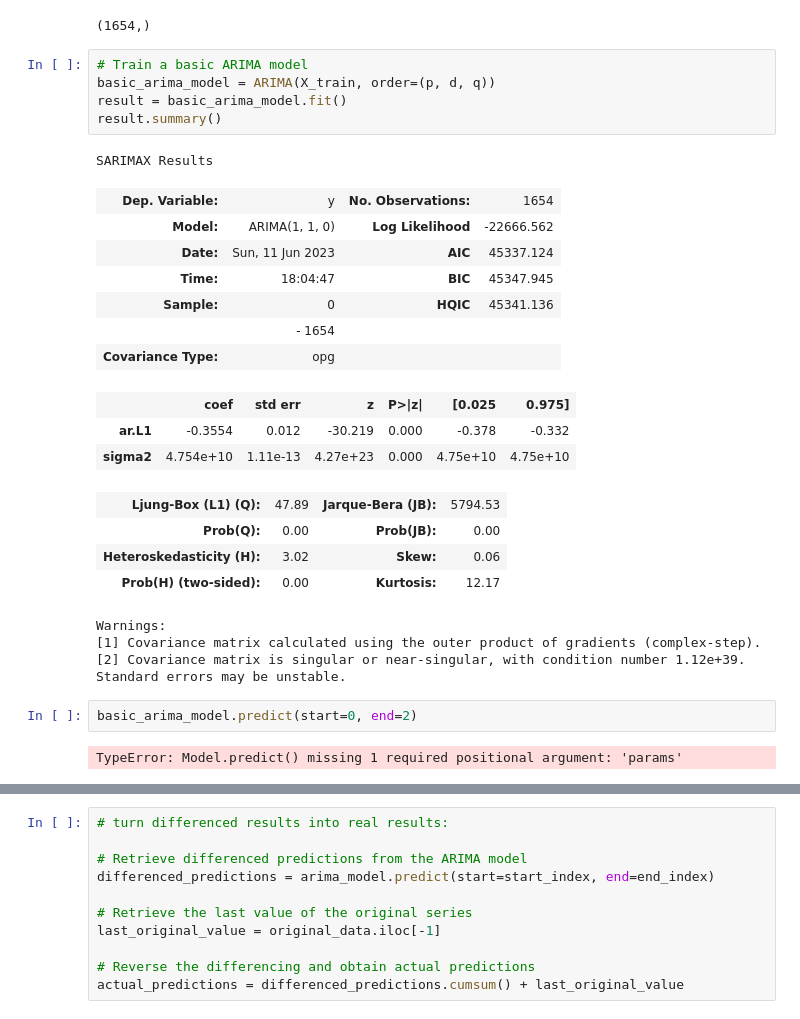
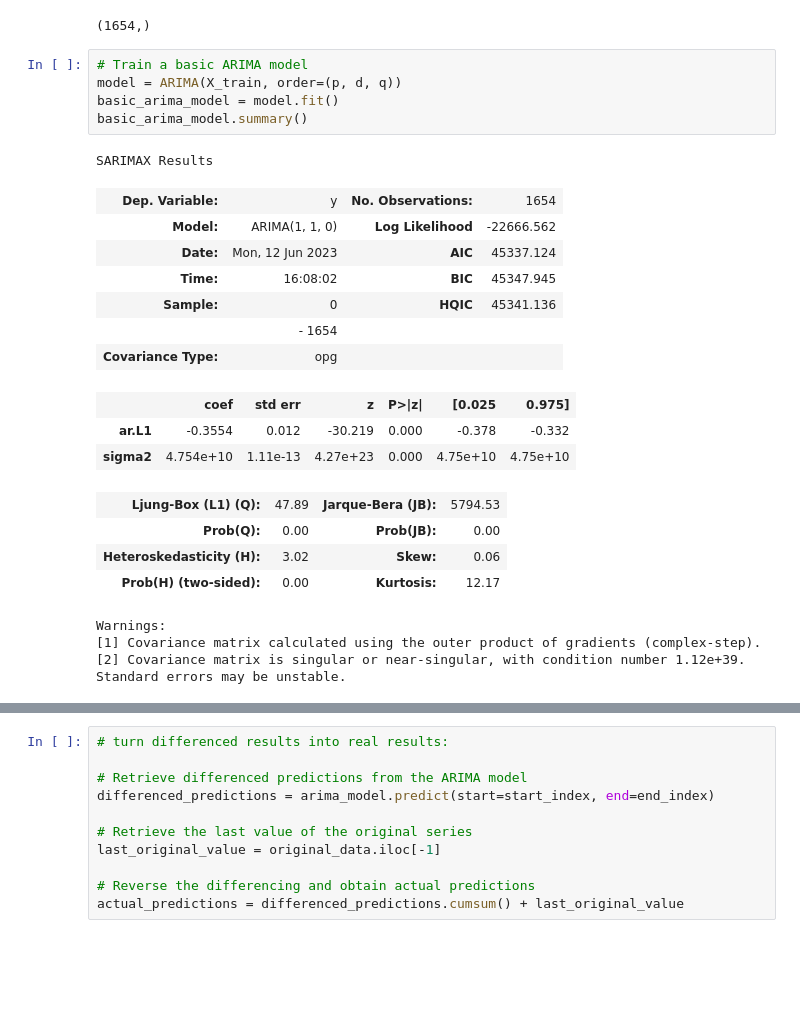
Before and after one commit to ds-ibex/kaggle-store-sales, a Jupyter notebook: notebooks/2.2-gr-arima.ipynb, the cells around one changed output, grey strips where cells are left out. Drawn from its saved outputs; the diff is of its cells as text; blank space fills up the shorter version.

Commit message:
griffin arima progress

```diff
--- a/notebooks/2.2-gr-arima.ipynb
+++ b/notebooks/2.2-gr-arima.ipynb
@@ -240,15 +223,15 @@ X_train.shape
 (1654,)
 # %%
 # Train a basic ARIMA model
-basic_arima_model = ARIMA(X_train, order=(p, d, q))
-result = basic_arima_model.fit()
-result.summary()
+model = ARIMA(X_train, order=(p, d, q))
+basic_arima_model = model.fit()
+basic_arima_model.summary()
 # %% [output]
 SARIMAX Results
 | Dep. Variable: | y | No. Observations: | 1654 |
 | Model: | ARIMA(1, 1, 0) | Log Likelihood | -22666.562 |
-| Date: | Sun, 11 Jun 2023 | AIC | 45337.124 |
-| Time: | 18:04:47 | BIC | 45347.945 |
+| Date: | Mon, 12 Jun 2023 | AIC | 45337.124 |
+| Time: | 16:08:02 | BIC | 45347.945 |
 | Sample: | 0 | HQIC | 45341.136 |
 |  | - 1654 |  |  |
 | Covariance Type: | opg |  |  |
@@ -262,7 +245,3 @@ SARIMAX Results
 Warnings:
 [1] Covariance matrix calculated using the outer product of gradients (complex-step).
 [2] Covariance matrix is singular or near-singular, with condition number 1.12e+39. Standard errors may be unstable.
-# %%
-basic_arima_model.predict(start=0, end=2)
-# %% [output]
-TypeError: Model.predict() missing 1 required positional argument: 'params'
```
Also changed, not shown: parts of 33 cells of this notebook.
